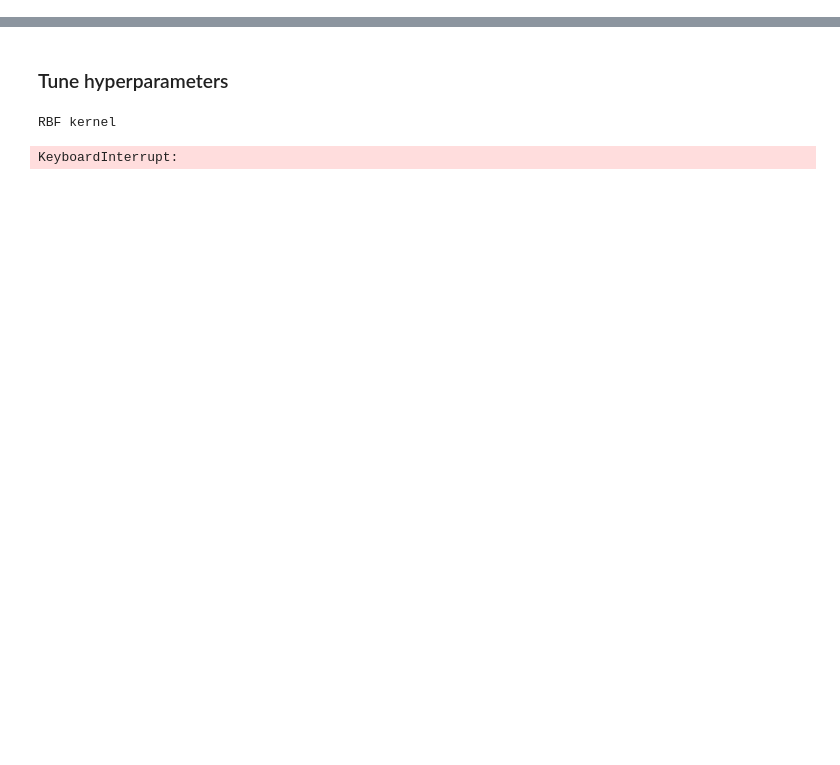
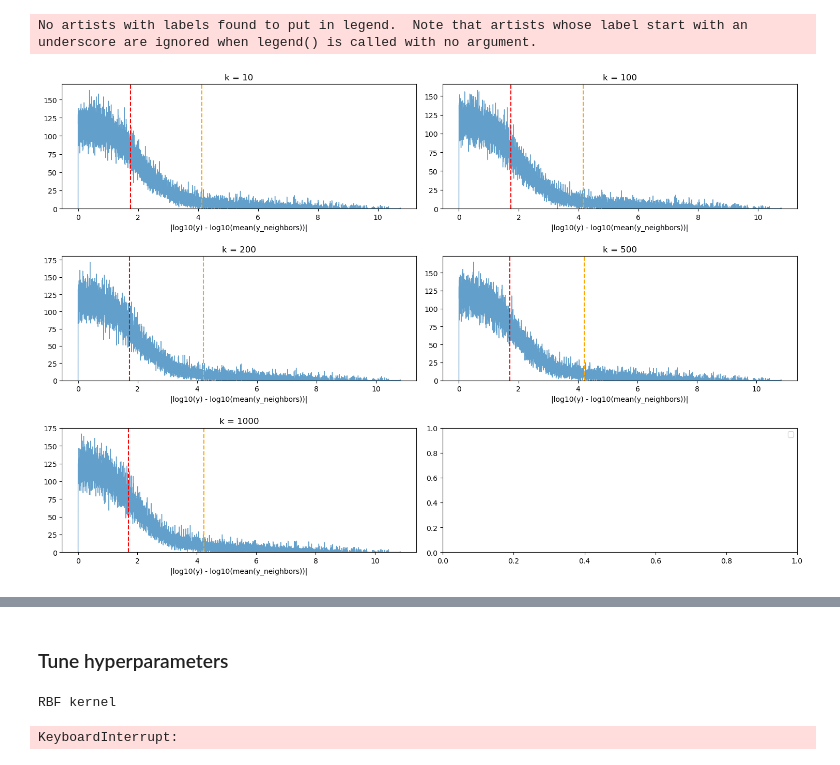
Before and after one commit to vegajustin26/oblate_SNR, a Jupyter notebook: oblate SNR.ipynb, the cells around one changed output, grey strips where cells are left out. Drawn from its saved outputs; the diff is of its cells as text; code cells hidden in the pictures; blank space fills up the shorter version.

```diff
--- a/oblate SNR.ipynb
+++ b/oblate SNR.ipynb
@@ -11,5 +13,5 @@ from sklearn.preprocessing import StandardScaler
 # %%
-data_path = "/home/cal/jvega/Documents/exoplanets/data/"
+data_path = "/Users/justinvega/Documents/Columbia/exoplanets/csvs/"
 file = "gridparams_full.parquet.gzip"
 
 df = pd.read_parquet(data_path + file, engine='fastparquet')
@@ -28,6 +30,3 @@ Y = df["SNR"]
 Y_alt = df["SNR_prime"]
 Y_alt_2 = df["RMS_noingress"]
 X = StandardScaler().fit_transform(X)
-# %%
-X_train, X_temp, Y_train, Y_temp = train_test_split(X, Y, test_size=0.4)
-X_val, X_test, Y_val, Y_test = train_test_split(X_temp, Y_temp, test_size=0.5)
@@ -33,0 +94,10 @@ X_val, X_test, Y_val, Y_test = train_test_split(X_temp, Y_temp, test_size=0.5)
+# %%
+results = {'k': [10, 100, 200, 500, 1000], 'ydevs': [], 'threshold_67': [], 'threshold_95': []}
+
+for idx, i in enumerate(results['k']):
+    print(f"i = {i}")
+    y_deviation, threshold_67, threshold_95 = local_mean(X_train, Y_train, int(i))
+    # print(f"Threshold 67: {threshold_67}, Threshold 95: {threshold_95}")
+    results['ydevs'].append(y_deviation)
+    results['threshold_67'].append(threshold_67)
+    results['threshold_95'].append(threshold_95)
@@ -33,0 +115,17 @@ X_val, X_test, Y_val, Y_test = train_test_split(X_temp, Y_temp, test_size=0.5)
+# %%
+fig, ax = plt.subplots(3, 2, figsize=(15, 10))
+ax = ax.ravel()
+
+for idx, i in enumerate(results['k']):
+# Plotting
+    ax[idx].hist(results["ydevs"][idx], bins = 10000, alpha = 0.7, histtype='step')
+    ax[idx].axvline(results['threshold_67'][idx], color='red', linestyle='--', label='Threshold (67th percentile)')
+    ax[idx].axvline(results['threshold_95'][idx], color='orange', linestyle='--', label='Threshold (95th percentile)')
+    ax[idx].set_title(f'k = {int(i)}')
+    ax[idx].set_xlabel('|log10(y) - log10(mean(y_neighbors))|')
+
+plt.legend()
+fig.tight_layout(h_pad=2)
+# %% [output]
+No artists with labels found to put in legend.  Note that artists whose label start with an underscore are ignored when legend() is called with no argument.
+[figure, added]
```
Also changed, not shown: parts of 12 cells of this notebook, 1 other file.
